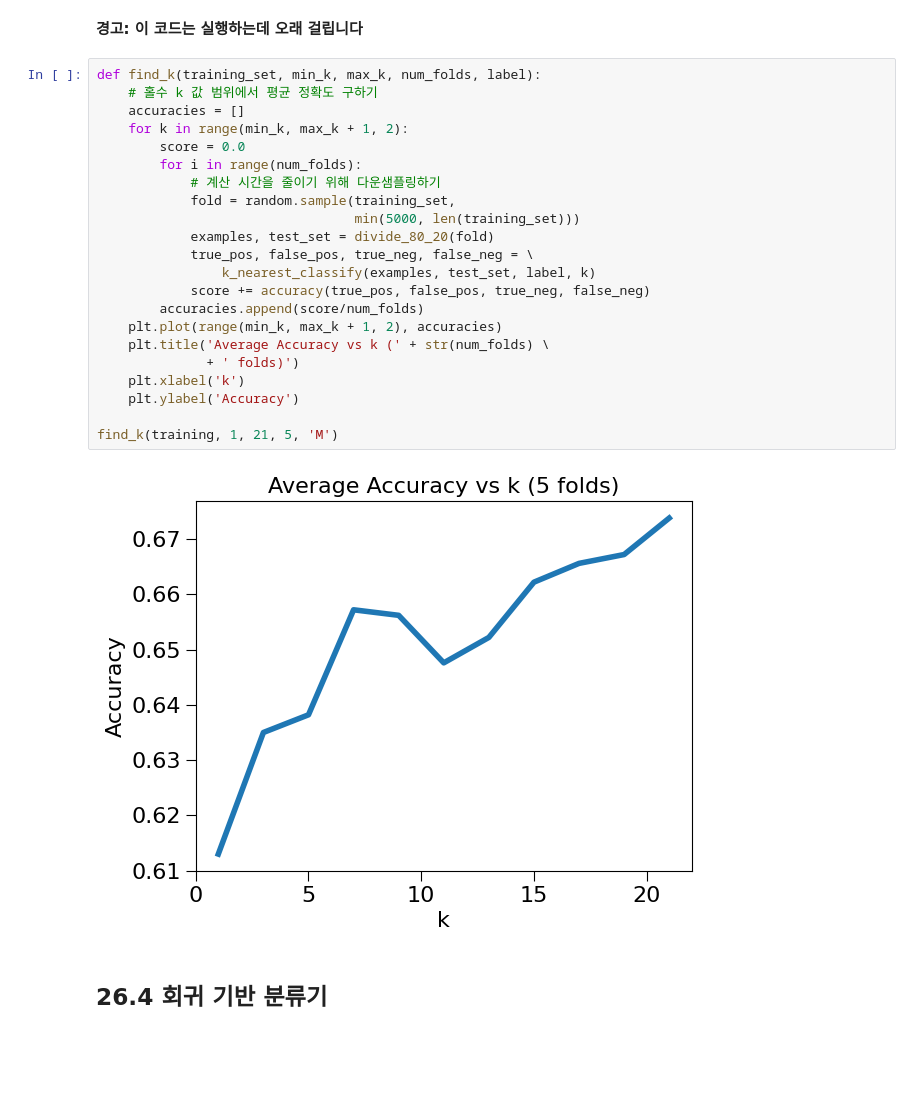
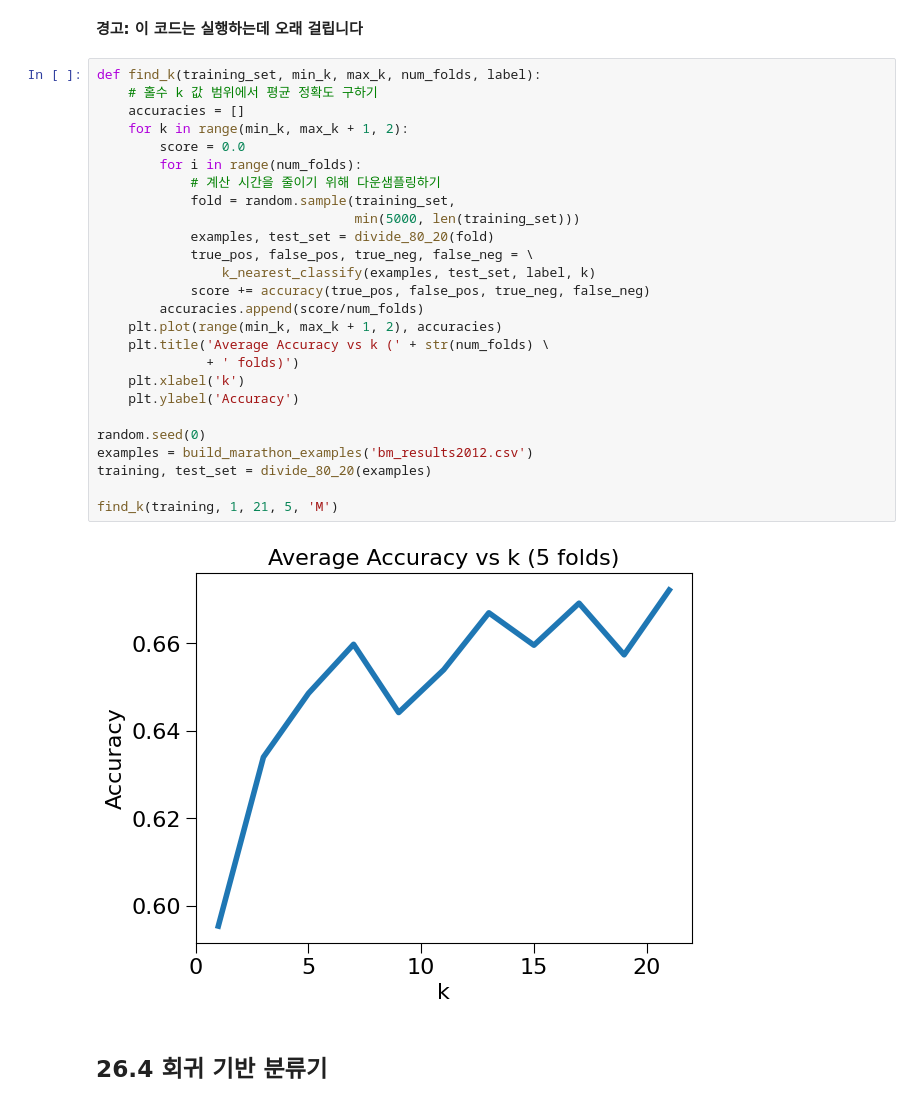
Before and after one commit to rickiepark/python4daml, a Jupyter notebook: 26장.ipynb, the cells around one changed output. Cells and saved outputs as stored; diff of their text form; blank space fills up the shorter version.

```diff
--- a/26장.ipynb
+++ b/26장.ipynb
@@ -256,27 +256,31 @@ get_stats(true_pos, false_pos, true_neg, false_neg)
 # %%
 def find_k(training_set, min_k, max_k, num_folds, label):
     # 홀수 k 값 범위에서 평균 정확도 구하기
     accuracies = []
     for k in range(min_k, max_k + 1, 2):
         score = 0.0
         for i in range(num_folds):
             # 계산 시간을 줄이기 위해 다운샘플링하기
             fold = random.sample(training_set,
                                  min(5000, len(training_set)))
             examples, test_set = divide_80_20(fold)
             true_pos, false_pos, true_neg, false_neg = \
                 k_nearest_classify(examples, test_set, label, k)
             score += accuracy(true_pos, false_pos, true_neg, false_neg)
         accuracies.append(score/num_folds)
     plt.plot(range(min_k, max_k + 1, 2), accuracies)
     plt.title('Average Accuracy vs k (' + str(num_folds) \
               + ' folds)')
     plt.xlabel('k')
     plt.ylabel('Accuracy')
 
+random.seed(0)
+examples = build_marathon_examples('bm_results2012.csv')
+training, test_set = divide_80_20(examples)
+
 find_k(training, 1, 21, 5, 'M')
 # %% [output]
-[figure, old version]
+[figure, new version]
 # %% [markdown]
 ## 26.4 회귀 기반 분류기
 # %%
```
Also changed, not shown: parts of 1 cell of this notebook.
